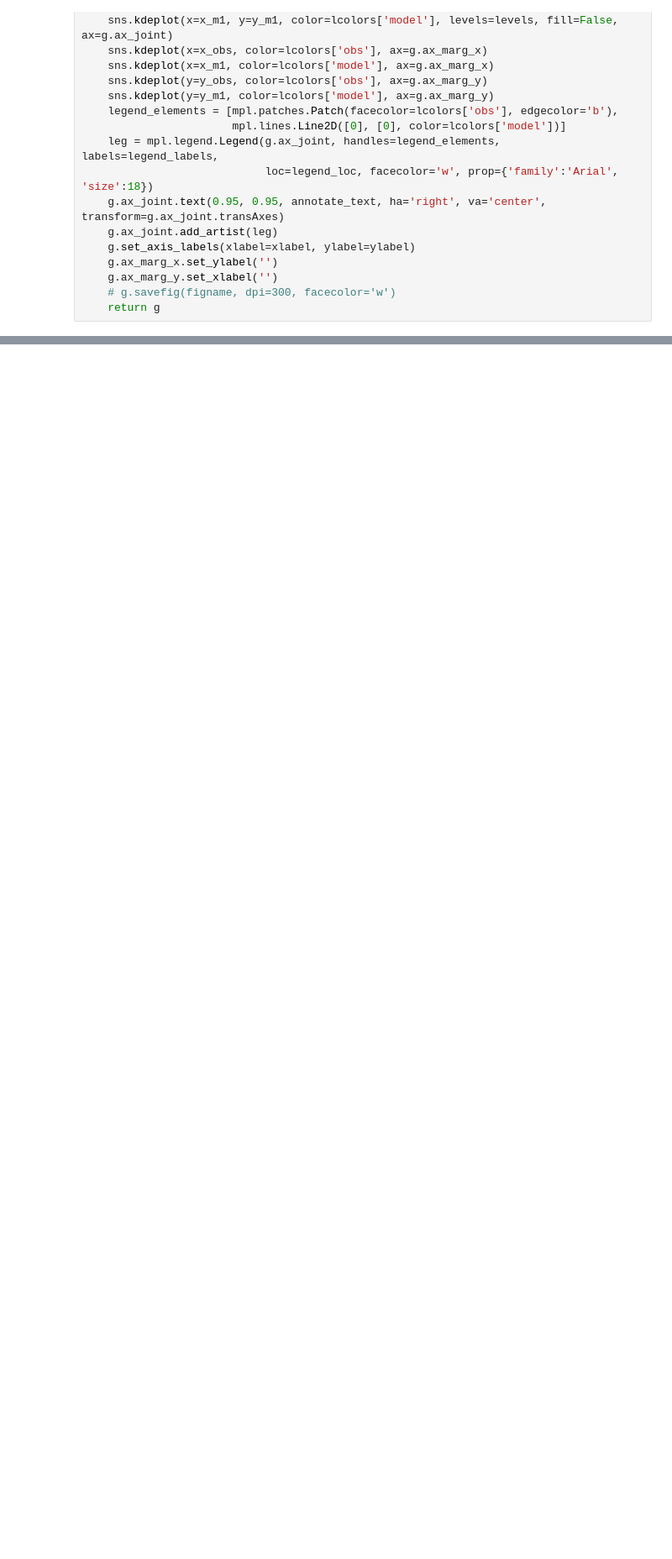
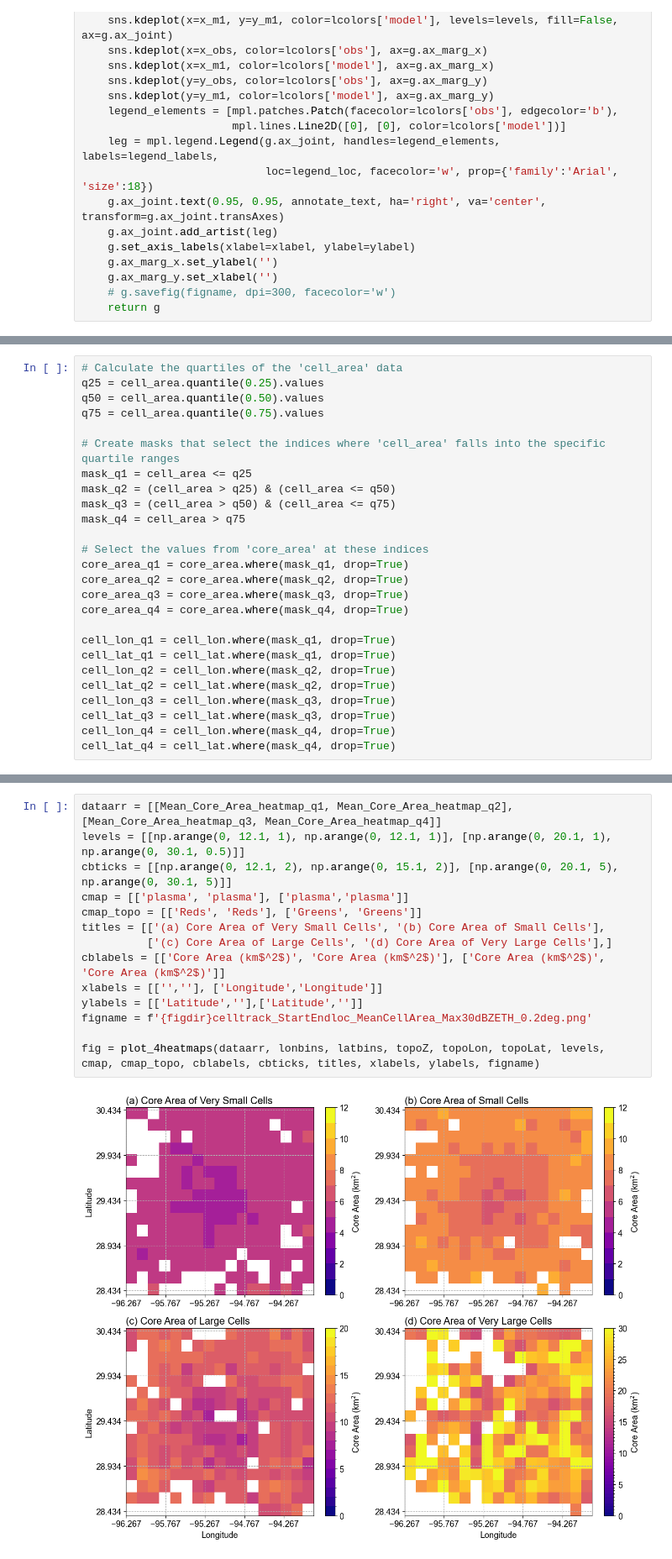
Before and after one commit to oluwafemiomitusa/Geospatial-Analysis, a Jupyter notebook: Radar/convective_cells.ipynb, the cells around one changed output, grey strips where cells are left out. Shown at 84% size. Cells and saved outputs as stored; diff of their text form; blank space fills up the shorter version.

```diff
--- a/Radar/convective_cells.ipynb
+++ b/Radar/convective_cells.ipynb
@@ -429,0 +628,26 @@ plt.show()
+# %%
+# Calculate the quartiles of the 'cell_area' data
+q25 = cell_area.quantile(0.25).values
+q50 = cell_area.quantile(0.50).values
+q75 = cell_area.quantile(0.75).values
+
+# Create masks that select the indices where 'cell_area' falls into the specific quartile ranges
+mask_q1 = cell_area <= q25
+mask_q2 = (cell_area > q25) & (cell_area <= q50)
+mask_q3 = (cell_area > q50) & (cell_area <= q75)
+mask_q4 = cell_area > q75
+
+# Select the values from 'core_area' at these indices
+core_area_q1 = core_area.where(mask_q1, drop=True)
+core_area_q2 = core_area.where(mask_q2, drop=True)
+core_area_q3 = core_area.where(mask_q3, drop=True)
+core_area_q4 = core_area.where(mask_q4, drop=True)
+
+cell_lon_q1 = cell_lon.where(mask_q1, drop=True)
+cell_lat_q1 = cell_lat.where(mask_q1, drop=True)
+cell_lon_q2 = cell_lon.where(mask_q2, drop=True)
+cell_lat_q2 = cell_lat.where(mask_q2, drop=True)
+cell_lon_q3 = cell_lon.where(mask_q3, drop=True)
+cell_lat_q3 = cell_lat.where(mask_q3, drop=True)
+cell_lon_q4 = cell_lon.where(mask_q4, drop=True)
+cell_lat_q4 = cell_lat.where(mask_q4, drop=True)
@@ -429,0 +803,16 @@ plt.show()
+# %%
+dataarr = [[Mean_Core_Area_heatmap_q1, Mean_Core_Area_heatmap_q2], [Mean_Core_Area_heatmap_q3, Mean_Core_Area_heatmap_q4]]
+levels = [[np.arange(0, 12.1, 1), np.arange(0, 12.1, 1)], [np.arange(0, 20.1, 1), np.arange(0, 30.1, 0.5)]]
+cbticks = [[np.arange(0, 12.1, 2), np.arange(0, 15.1, 2)], [np.arange(0, 20.1, 5), np.arange(0, 30.1, 5)]]
+cmap = [['plasma', 'plasma'], ['plasma','plasma']]
+cmap_topo = [['Reds', 'Reds'], ['Greens', 'Greens']]
+titles = [['(a) Core Area of Very Small Cells', '(b) Core Area of Small Cells'],
+          ['(c) Core Area of Large Cells', '(d) Core Area of Very Large Cells'],]
+cblabels = [['Core Area (km$^2$)', 'Core Area (km$^2$)'], ['Core Area (km$^2$)', 'Core Area (km$^2$)']]
+xlabels = [['',''], ['Longitude','Longitude']]
+ylabels = [['Latitude',''],['Latitude','']]
+figname = f'{figdir}celltrack_StartEndloc_MeanCellArea_Max30dBZETH_0.2deg.png'
+
+fig = plot_4heatmaps(dataarr, lonbins, latbins, topoZ, topoLon, topoLat, levels, cmap, cmap_topo, cblabels, cbticks, titles, xlabels, ylabels, figname)
+# %% [output]
+[figure, added]
```
Also changed, not shown: parts of 24 cells of this notebook.
